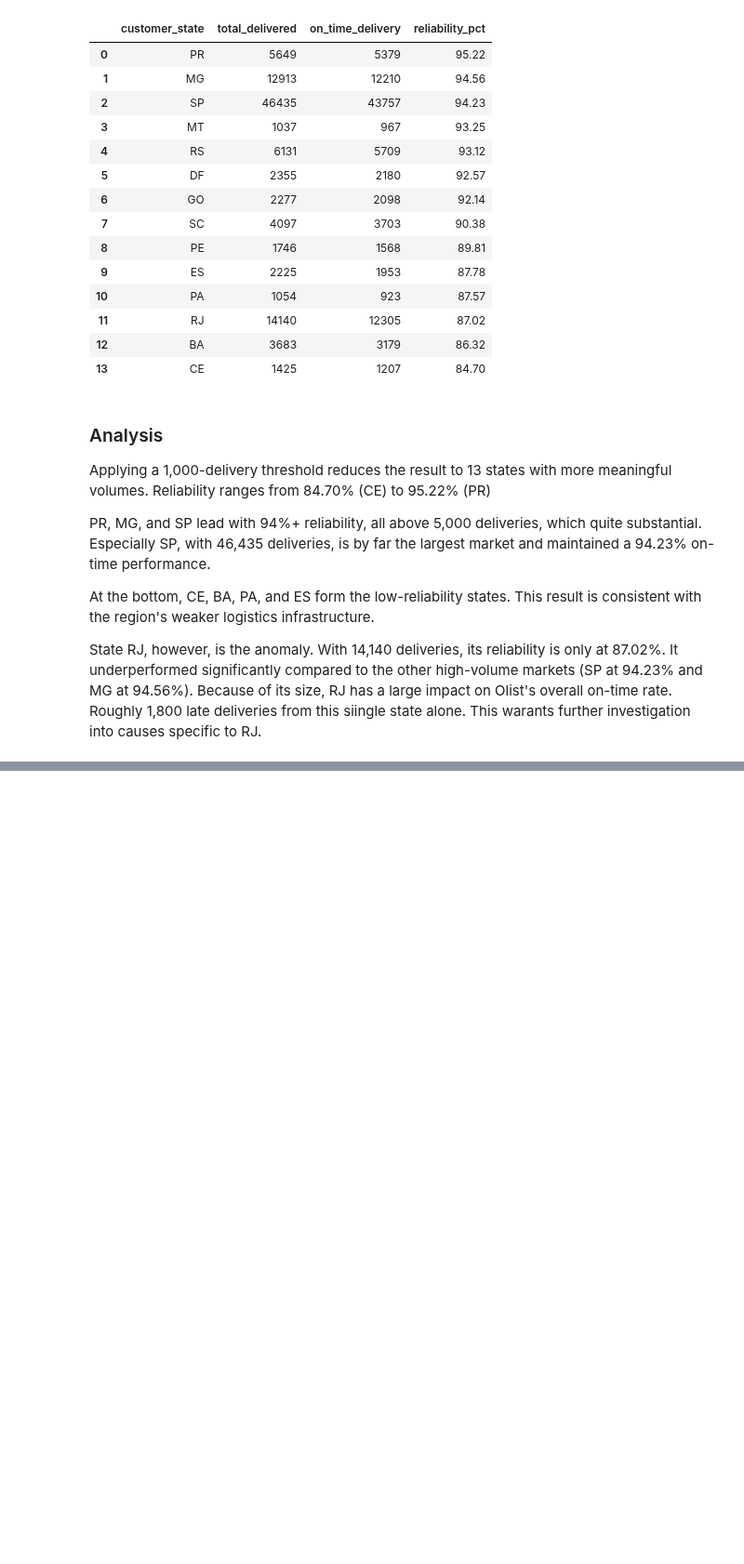
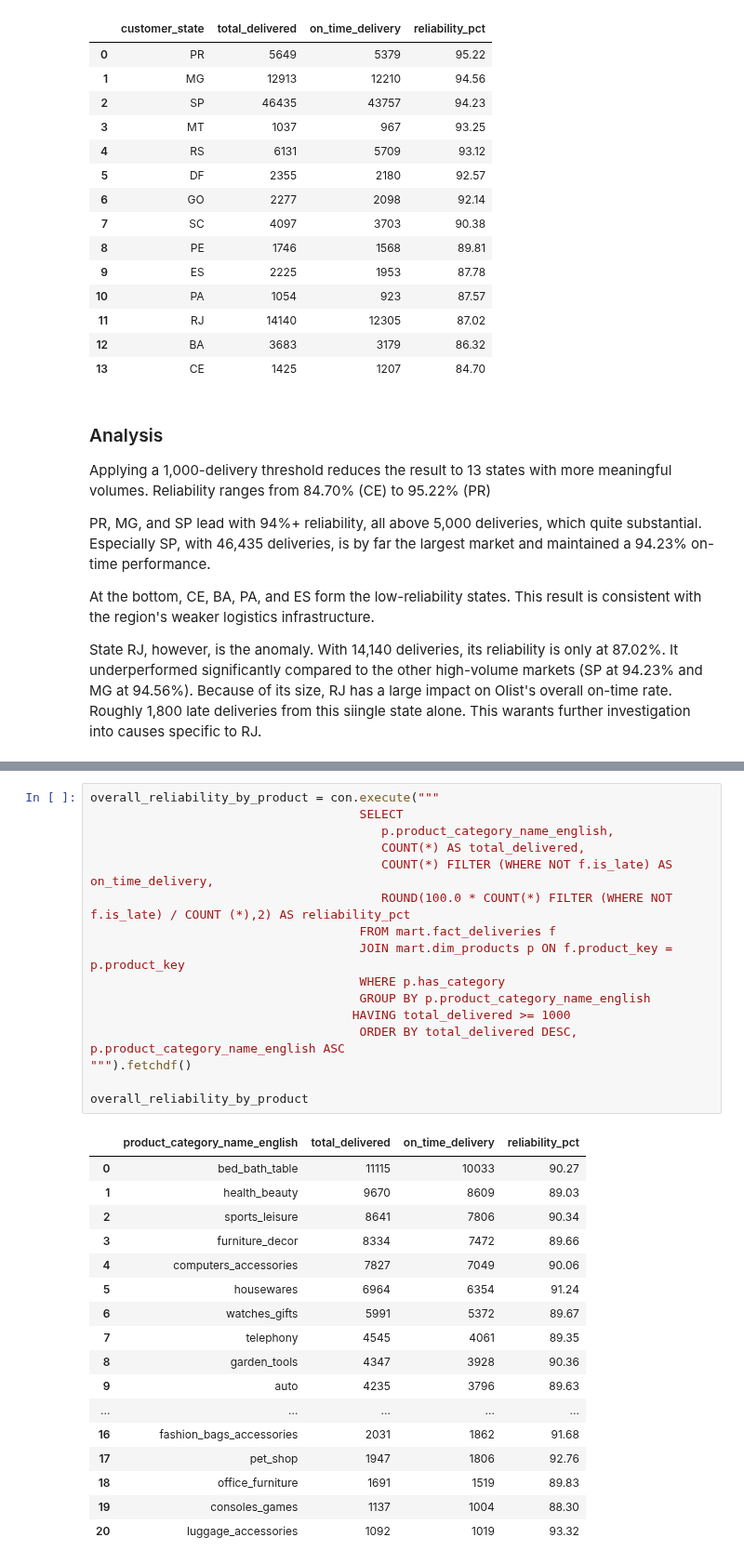
Before and after one commit to jyovian/olist-logistics-analysis, a Jupyter notebook: notebooks/03_analysis.ipynb, the cells around one changed output, grey strips where cells are left out. Shown at 93% size. Saved outputs shown, nothing was run; the diff lists cells and outputs as text; blank space fills up the shorter version.

Commit message:
Started Q3. Did reliability by product name. Started reliability by product size

```diff
--- a/notebooks/03_analysis.ipynb
+++ b/notebooks/03_analysis.ipynb
@@ -199,0 +247,34 @@ State RJ, however, is the anomaly. With 14,140 deliveries, its reliability is on
+# %%
+overall_reliability_by_product = con.execute("""
+                                     SELECT
+                                        p.product_category_name_english,
+                                        COUNT(*) AS total_delivered,
+                                        COUNT(*) FILTER (WHERE NOT f.is_late) AS on_time_delivery,
+                                        ROUND(100.0 * COUNT(*) FILTER (WHERE NOT f.is_late) / COUNT (*),2) AS reliability_pct
+                                     FROM mart.fact_deliveries f
+                                     JOIN mart.dim_products p ON f.product_key = p.product_key
+                                     WHERE p.has_category
+                                     GROUP BY p.product_category_name_english
+                                    HAVING total_delivered >= 1000
+                                     ORDER BY total_delivered DESC, p.product_category_name_english ASC
+""").fetchdf()
+
+overall_reliability_by_product
+# %% [output]
+|  | product_category_name_english | total_delivered | on_time_delivery | reliability_pct |
+| 0 | bed_bath_table | 11115 | 10033 | 90.27 |
+| 1 | health_beauty | 9670 | 8609 | 89.03 |
+| 2 | sports_leisure | 8641 | 7806 | 90.34 |
+| 3 | furniture_decor | 8334 | 7472 | 89.66 |
+| 4 | computers_accessories | 7827 | 7049 | 90.06 |
+| 5 | housewares | 6964 | 6354 | 91.24 |
+| 6 | watches_gifts | 5991 | 5372 | 89.67 |
+| 7 | telephony | 4545 | 4061 | 89.35 |
+| 8 | garden_tools | 4347 | 3928 | 90.36 |
+| 9 | auto | 4235 | 3796 | 89.63 |
+| ... | ... | ... | ... | ... |
+| 16 | fashion_bags_accessories | 2031 | 1862 | 91.68 |
+| 17 | pet_shop | 1947 | 1806 | 92.76 |
+| 18 | office_furniture | 1691 | 1519 | 89.83 |
+| 19 | consoles_games | 1137 | 1004 | 88.30 |
+| 20 | luggage_accessories | 1092 | 1019 | 93.32 |
```
Also changed, not shown: parts of 4 cells of this notebook.
